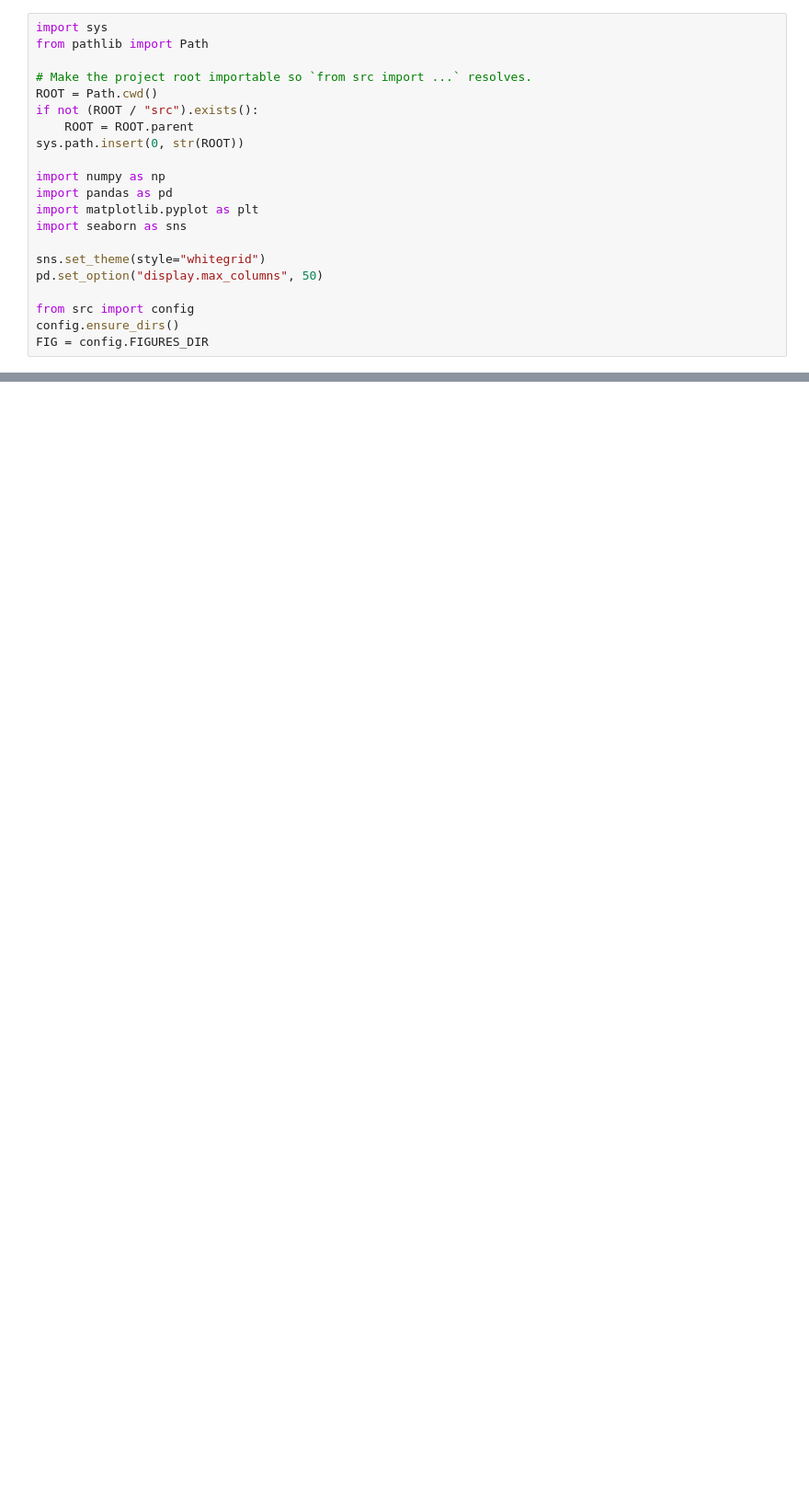
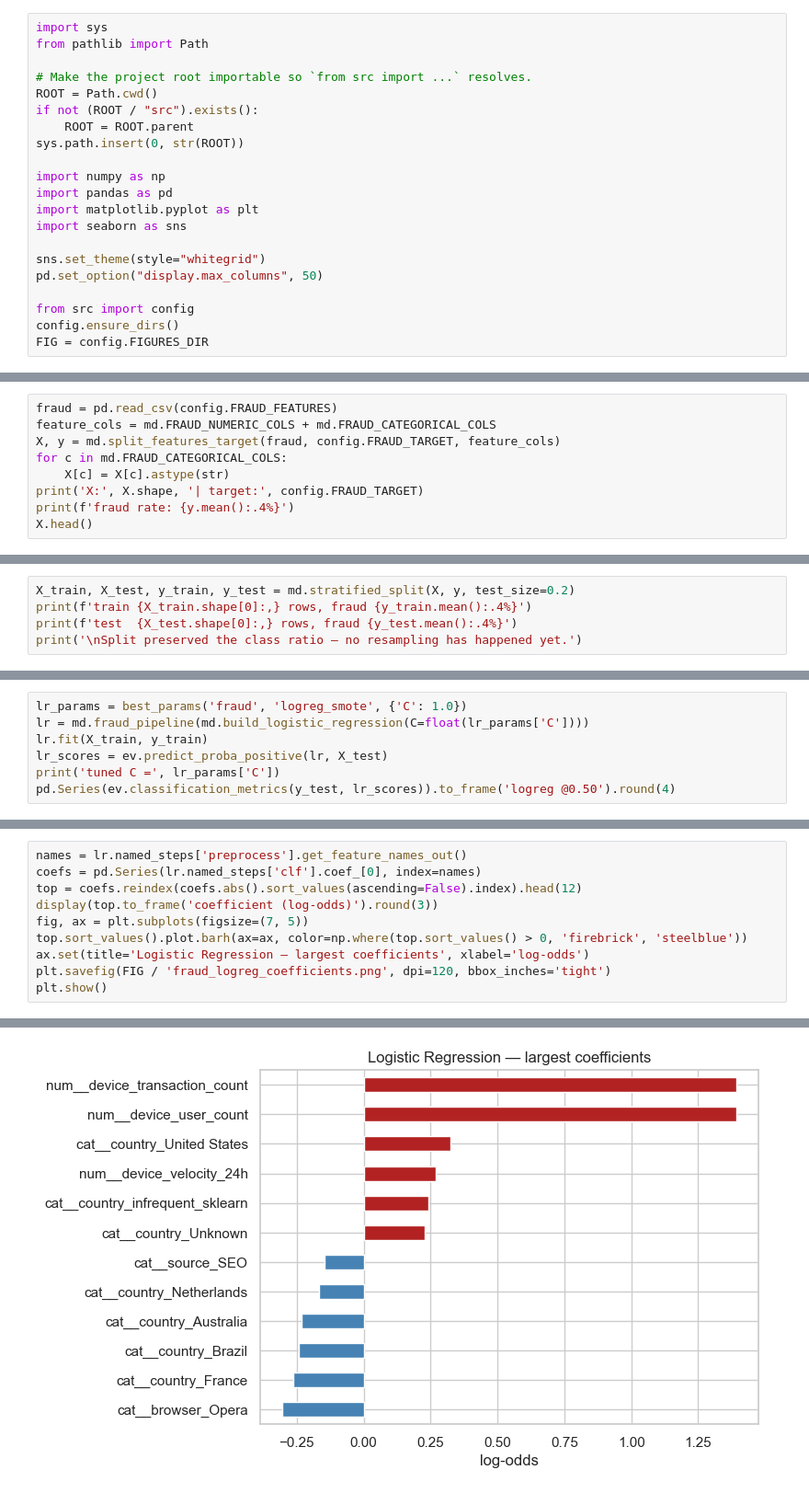
Before and after one commit to BytePhilosopher/fraud-detection, a Jupyter notebook: notebooks/modeling.ipynb, the cells around one changed output, grey strips where cells are left out. Shown at 92% size. Drawn from its saved outputs; the diff is of its cells as text; blank space fills up the shorter version.

```diff
--- a/notebooks/modeling.ipynb
+++ b/notebooks/modeling.ipynb
@@ -34,0 +72,9 @@ Scaffold ready — implement models in Task 2.
+# %%
+fraud = pd.read_csv(config.FRAUD_FEATURES)
+feature_cols = md.FRAUD_NUMERIC_COLS + md.FRAUD_CATEGORICAL_COLS
+X, y = md.split_features_target(fraud, config.FRAUD_TARGET, feature_cols)
+for c in md.FRAUD_CATEGORICAL_COLS:
+    X[c] = X[c].astype(str)
+print('X:', X.shape, '| target:', config.FRAUD_TARGET)
+print(f'fraud rate: {y.mean():.4%}')
+X.head()
@@ -34,0 +94,5 @@ Scaffold ready — implement models in Task 2.
+# %%
+X_train, X_test, y_train, y_test = md.stratified_split(X, y, test_size=0.2)
+print(f'train {X_train.shape[0]:,} rows, fraud {y_train.mean():.4%}')
+print(f'test  {X_test.shape[0]:,} rows, fraud {y_test.mean():.4%}')
+print('\nSplit preserved the class ratio — no resampling has happened yet.')
@@ -34,0 +108,7 @@ Scaffold ready — implement models in Task 2.
+# %%
+lr_params = best_params('fraud', 'logreg_smote', {'C': 1.0})
+lr = md.fraud_pipeline(md.build_logistic_regression(C=float(lr_params['C'])))
+lr.fit(X_train, y_train)
+lr_scores = ev.predict_proba_positive(lr, X_test)
+print('tuned C =', lr_params['C'])
+pd.Series(ev.classification_metrics(y_test, lr_scores)).to_frame('logreg @0.50').round(4)
@@ -34,0 +160,11 @@ Scaffold ready — implement models in Task 2.
+# %%
+names = lr.named_steps['preprocess'].get_feature_names_out()
+coefs = pd.Series(lr.named_steps['clf'].coef_[0], index=names)
+top = coefs.reindex(coefs.abs().sort_values(ascending=False).index).head(12)
+display(top.to_frame('coefficient (log-odds)').round(3))
+fig, ax = plt.subplots(figsize=(7, 5))
+top.sort_values().plot.barh(ax=ax, color=np.where(top.sort_values() > 0, 'firebrick', 'steelblue'))
+ax.set(title='Logistic Regression — largest coefficients', xlabel='log-odds')
+plt.savefig(FIG / 'fraud_logreg_coefficients.png', dpi=120, bbox_inches='tight')
+plt.show()
+# %% [output]
@@ -34,0 +184 @@ Scaffold ready — implement models in Task 2.
+[figure, added]
```
Also changed, not shown: parts of 30 cells of this notebook, 25 other files.
